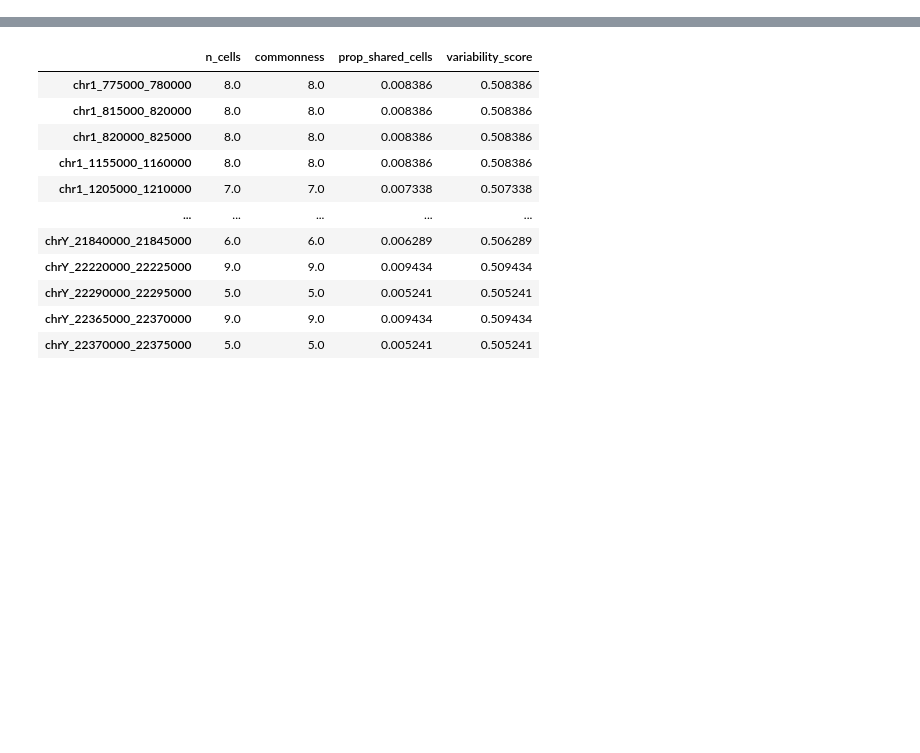
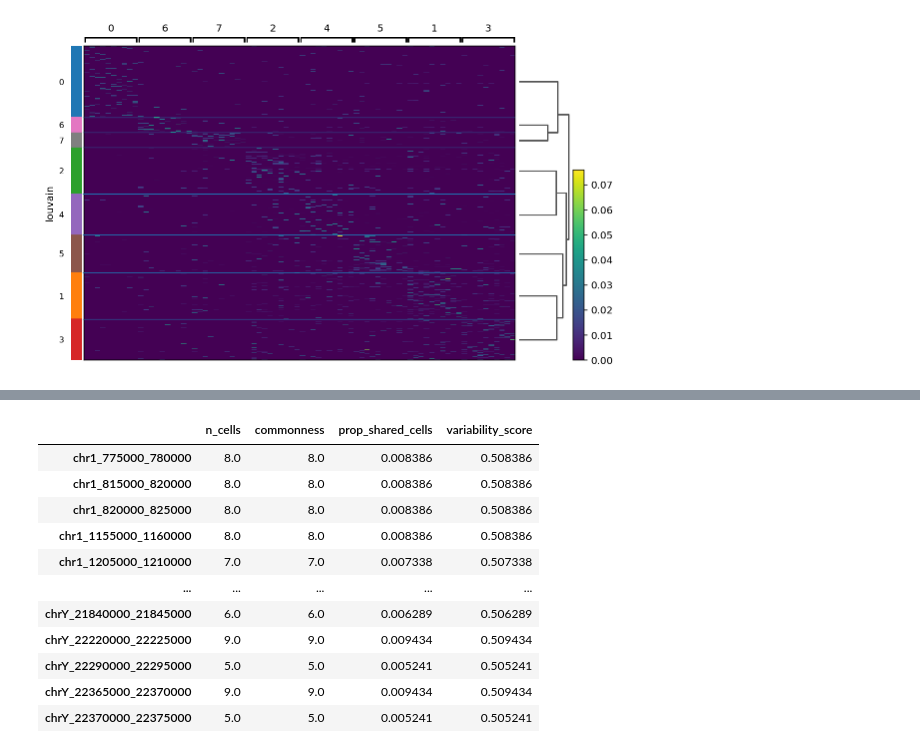
Before and after one commit to mkabbe/snATACnanoCT_AdultHumanCNS, a Jupyter notebook: src/CT_pre-processing/H3K27me3_episcanpy_analysis.ipynb, the cells around one changed output, grey strips where cells are left out. Saved outputs shown, nothing was run; the diff lists cells and outputs as text; code cells hidden in the pictures; blank space fills up the shorter version.

```diff
--- a/src/CT_pre-processing/H3K27me3_episcanpy_analysis.ipynb
+++ b/src/CT_pre-processing/H3K27me3_episcanpy_analysis.ipynb
@@ -75,0 +90,3 @@ sc.pl.umap(adata, color=["log_nb_features"])
+# %%
+epi.pl.rank_feat_groups_heatmap(adata)
+# %% [output]
@@ -75,0 +95 @@ sc.pl.umap(adata, color=["log_nb_features"])
+[figure, added]
```
Also changed, not shown: parts of 19 cells of this notebook, 5 other files.
